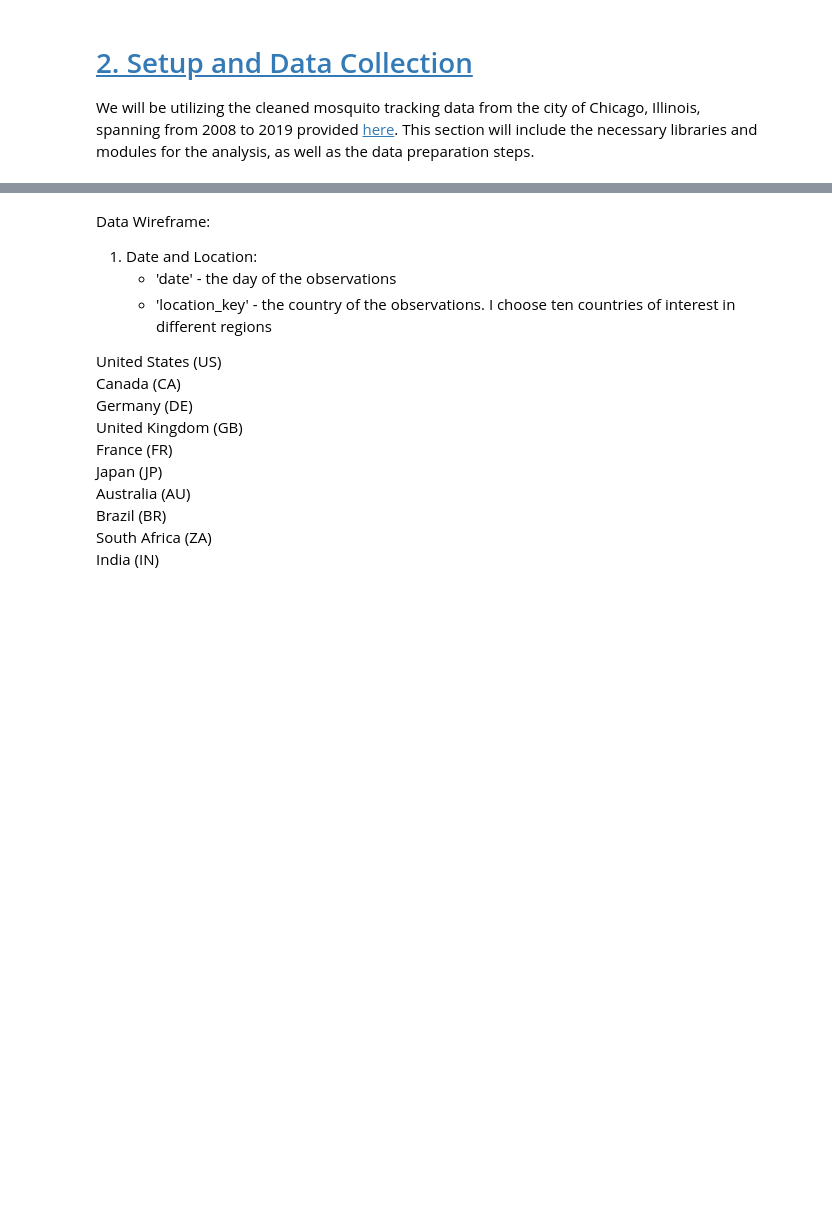
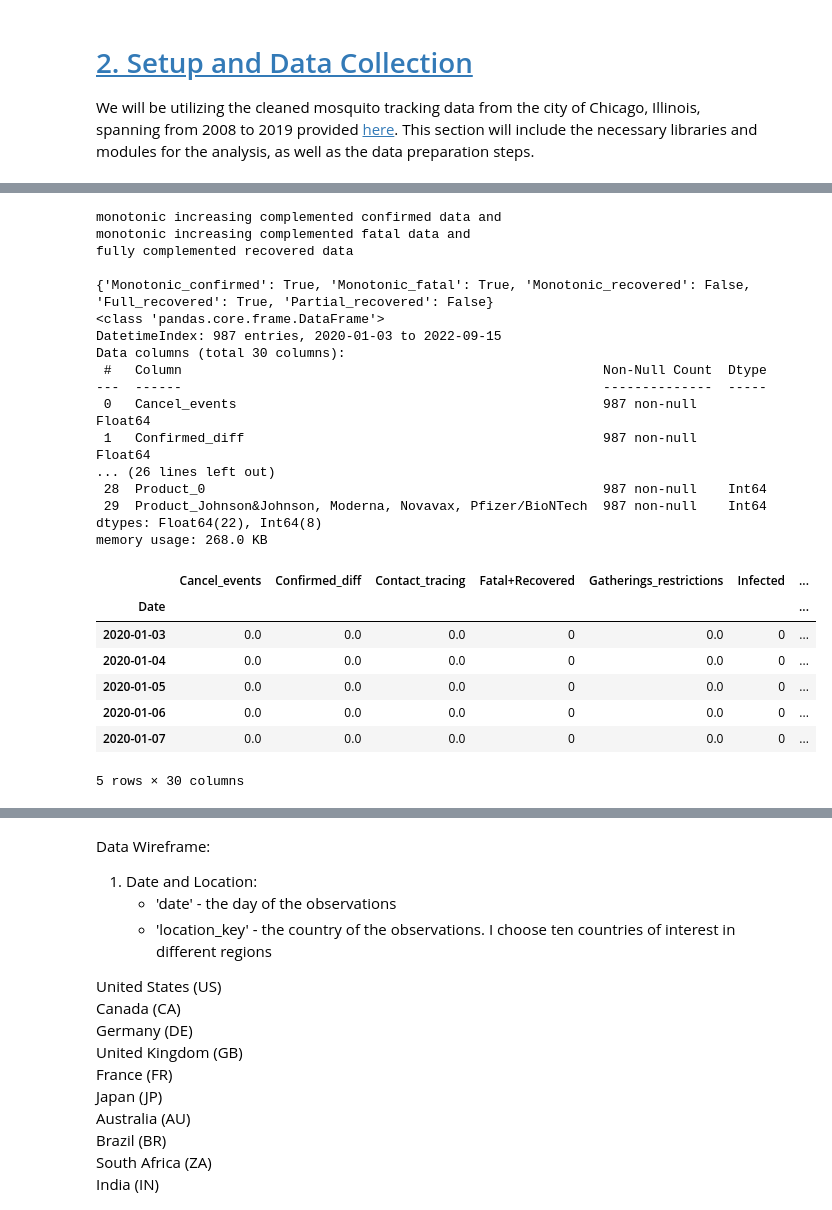
Before and after one commit to scelarek/CovidCast, a Jupyter notebook: Capstone/Main File.ipynb, the cells around one changed output, grey strips where cells are left out. Saved outputs shown, nothing was run; the diff lists cells and outputs as text; code cells hidden in the pictures; blank space fills up the shorter version.

```diff
--- a/Capstone/Main File.ipynb
+++ b/Capstone/Main File.ipynb
@@ -123,0 +194,33 @@ SIR_df = pd.read_csv(f'{folder_holder}US Data.csv') # 2
+# %%
+
+with_df, status, status_dict = eng.subset(geo="USA", complement=True)
+print(f"{status}\n")
+print(status_dict)
+with_df.info()
+with_df.head()
+# %% [output]
+monotonic increasing complemented confirmed data and
+monotonic increasing complemented fatal data and
+fully complemented recovered data
+
+{'Monotonic_confirmed': True, 'Monotonic_fatal': True, 'Monotonic_recovered': False, 'Full_recovered': True, 'Partial_recovered': False}
+<class 'pandas.core.frame.DataFrame'>
+DatetimeIndex: 987 entries, 2020-01-03 to 2022-09-15
+Data columns (total 30 columns):
+ #   Column                                                      Non-Null Count  Dtype
+---  ------                                                      --------------  -----
+ 0   Cancel_events                                               987 non-null    Float64
+ 1   Confirmed_diff                                              987 non-null    Float64
+... (26 lines left out)
+ 28  Product_0                                                   987 non-null    Int64
+ 29  Product_Johnson&Johnson, Moderna, Novavax, Pfizer/BioNTech  987 non-null    Int64
+dtypes: Float64(22), Int64(8)
+memory usage: 268.0 KB
+|  | Cancel_events | Confirmed_diff | Contact_tracing | Fatal+Recovered | Gatherings_restrictions | Infected | ... |
+| Date |  |  |  |  |  |  | ... |
+| 2020-01-03 | 0.0 | 0.0 | 0.0 | 0 | 0.0 | 0 | ... |
+| 2020-01-04 | 0.0 | 0.0 | 0.0 | 0 | 0.0 | 0 | ... |
+| 2020-01-05 | 0.0 | 0.0 | 0.0 | 0 | 0.0 | 0 | ... |
+| 2020-01-06 | 0.0 | 0.0 | 0.0 | 0 | 0.0 | 0 | ... |
+| 2020-01-07 | 0.0 | 0.0 | 0.0 | 0 | 0.0 | 0 | ... |
+5 rows × 30 columns
```
Also changed, not shown: parts of 11 cells of this notebook, 6 other files.
